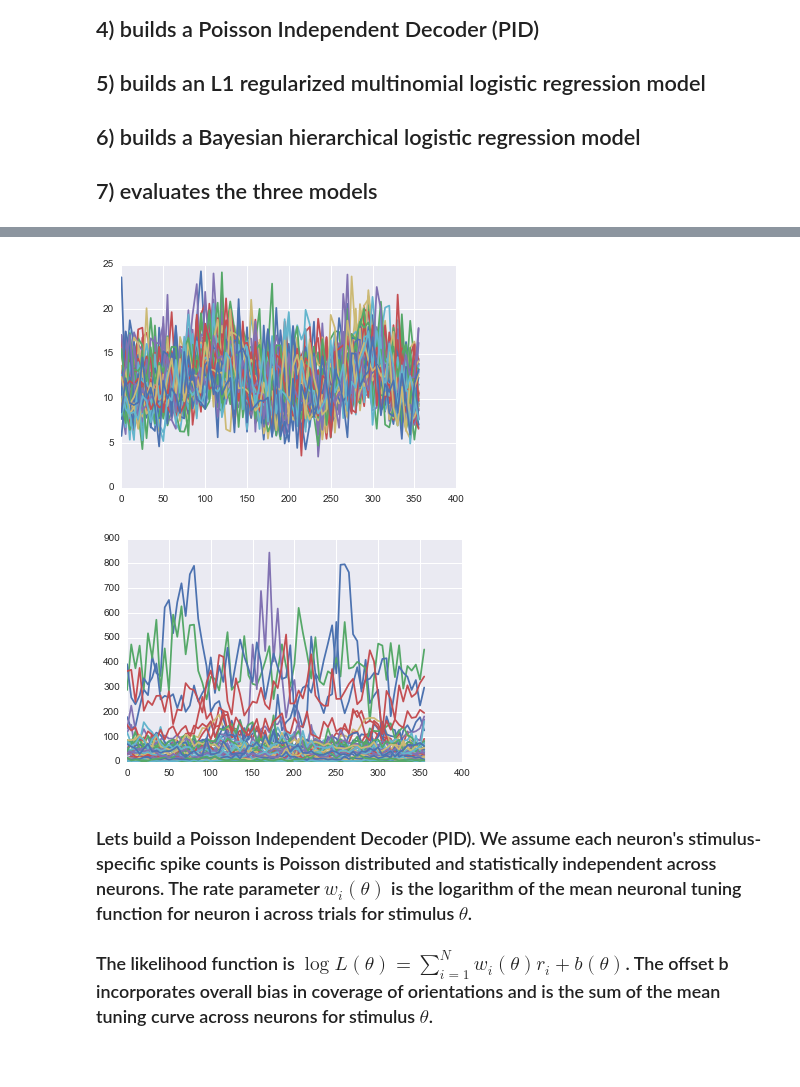
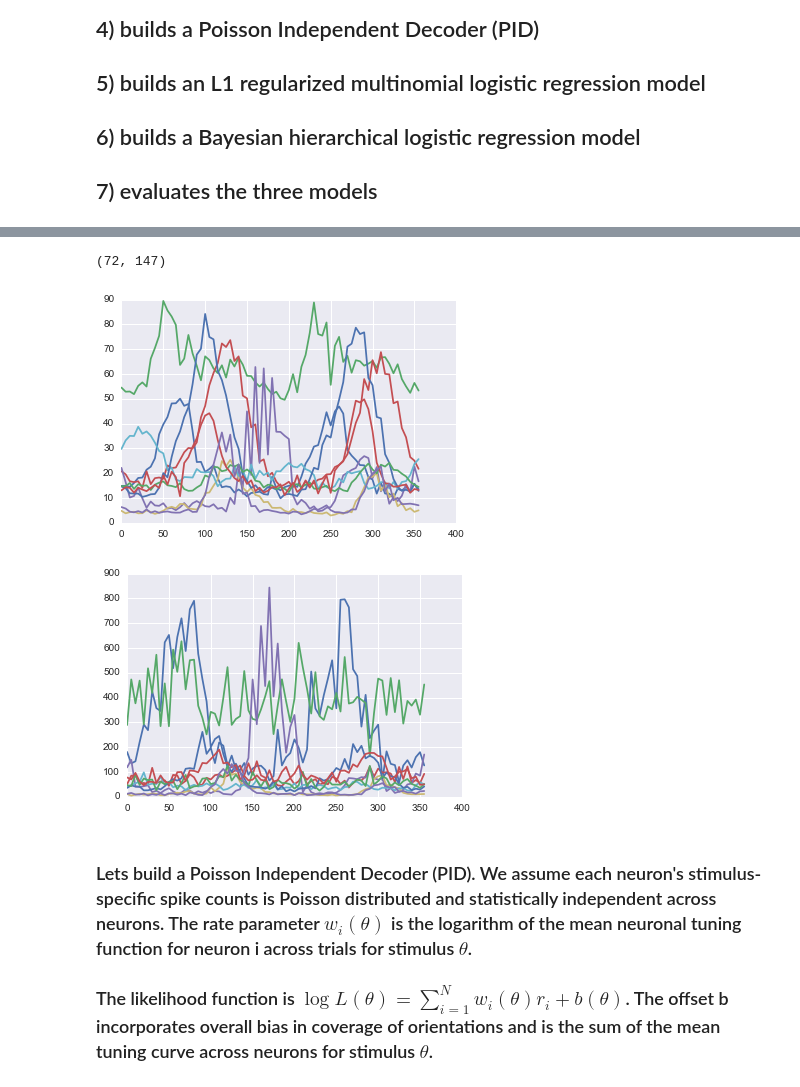
Before and after one commit to fdamani/neural_decoding_macaque_visual_graf2011, a Jupyter notebook: src/notebooks/data_processing_with_tuning_curves.ipynb, the cells around one changed output, grey strips where cells are left out. Cells and saved outputs as stored; diff of their text form; code cells hidden in the pictures.

```diff
--- a/src/notebooks/data_processing_with_tuning_curves.ipynb
+++ b/src/notebooks/data_processing_with_tuning_curves.ipynb
@@ -127,18 +163,22 @@ spike_counts_norm = normalize_spike_counts(spike_counts, num_orientations, num_n
 mean_tc_norm = compute_mean_tc(spike_counts_norm)
 var_tc_norm = compute_var_tc(spike_counts_norm)
 cov_tc_norm = compute_cov_tc(spike_counts_norm)
+# %%
+mean_tc.shape
+# %% [output]
+(72, 147)
 # %%
-# plot mean tuning curve for well tuned neurons
+# plot mean tuning curve for 10 well tuned neurons
 %matplotlib inline
 sns.set_style("darkgrid")
-plt.plot(orientations, mean_tc[:, ind_well_tuned]);
+plt.plot(orientations, mean_tc[:, ind_well_tuned[0:10]]);
 # %% [output]
-[figure, old version]
+[figure, new version]
 # %%
-# plot variance tuning curve
-plt.plot(orientations, var_tc[:, ind_well_tuned]);
+# plot variance tuning curve for 10 well tuned neurons
+plt.plot(orientations, var_tc[:, ind_well_tuned[0:10]]);
 # %% [output]
-[figure, old version]
+[figure, new version]
 # %% [markdown]
 ### Lets build a Poisson Independent Decoder (PID). We assume each neuron's stimulus-specific spike counts is Poisson distributed and statistically independent across neurons. The rate parameter $w_i(\theta)$ is the logarithm of the mean neuronal tuning function for neuron i across trials for stimulus $\theta$.
 
```
Also changed, not shown: parts of 6 cells of this notebook.
